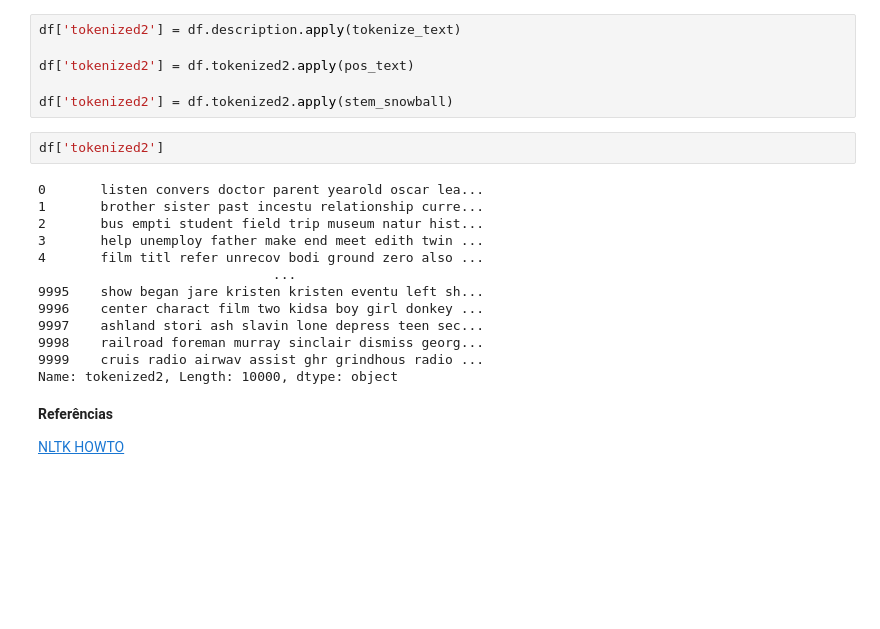
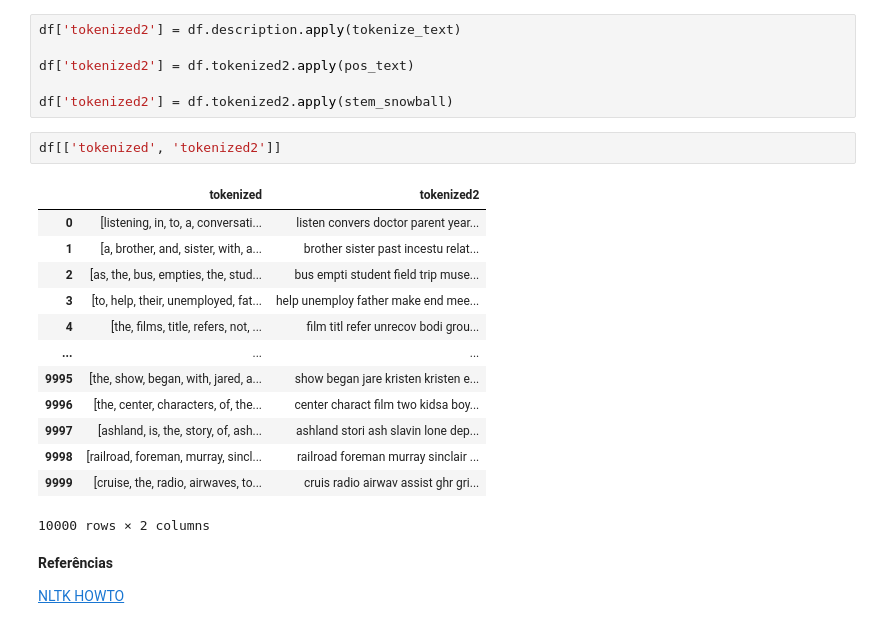
Before and after one commit to audreyemmely/natural-language-processing, a Jupyter notebook: pln_lista2.ipynb, the cells around one changed output. Saved outputs shown, nothing was run; the diff lists cells and outputs as text; blank space fills up the shorter version.

```diff
--- a/pln_lista2.ipynb
+++ b/pln_lista2.ipynb
@@ -164,20 +164,21 @@ df['tokenized2'] = df.tokenized2.apply(pos_text)
 
 df['tokenized2'] = df.tokenized2.apply(stem_snowball)
 # %%
-df['tokenized2']
+df[['tokenized', 'tokenized2']]
 # %% [output]
+|  | tokenized | tokenized2 |
+| 0 | [listening, in, to, a, conversati... | listen convers doctor parent year... |
+| 1 | [a, brother, and, sister, with, a... | brother sister past incestu relat... |
+| 2 | [as, the, bus, empties, the, stud... | bus empti student field trip muse... |
+| 3 | [to, help, their, unemployed, fat... | help unemploy father make end mee... |
+| 4 | [the, films, title, refers, not, ... | film titl refer unrecov bodi grou... |
+| ... | ... | ... |
+| 9995 | [the, show, began, with, jared, a... | show began jare kristen kristen e... |
+| 9996 | [the, center, characters, of, the... | center charact film two kidsa boy... |
+| 9997 | [ashland, is, the, story, of, ash... | ashland stori ash slavin lone dep... |
+| 9998 | [railroad, foreman, murray, sincl... | railroad foreman murray sinclair ... |
+| 9999 | [cruise, the, radio, airwaves, to... | cruis radio airwav assist ghr gri... |
-0       listen convers doctor parent yearold oscar lea...
-1       brother sister past incestu relationship curre...
-2       bus empti student field trip museum natur hist...
-3       help unemploy father make end meet edith twin ...
-4       film titl refer unrecov bodi ground zero also ...
-                              ...
-9995    show began jare kristen kristen eventu left sh...
-9996    center charact film two kidsa boy girl donkey ...
-9997    ashland stori ash slavin lone depress teen sec...
-9998    railroad foreman murray sinclair dismiss georg...
-9999    cruis radio airwav assist ghr grindhous radio ...
-Name: tokenized2, Length: 10000, dtype: object
+10000 rows × 2 columns
 # %% [markdown]
 **Referências**
 
```
